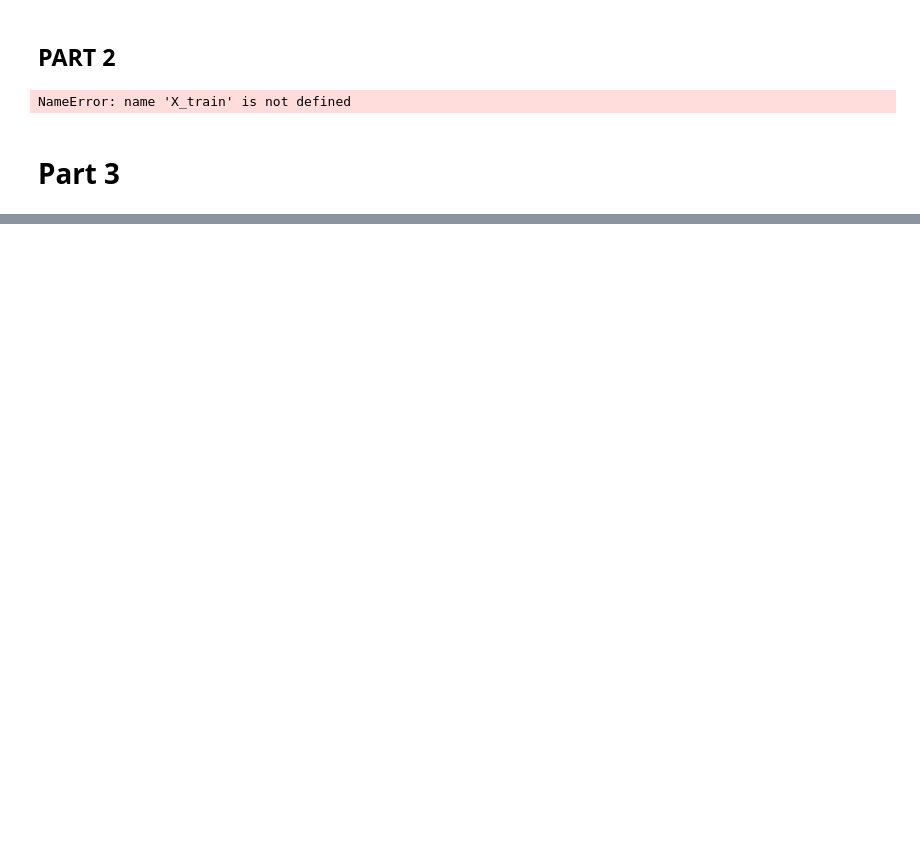
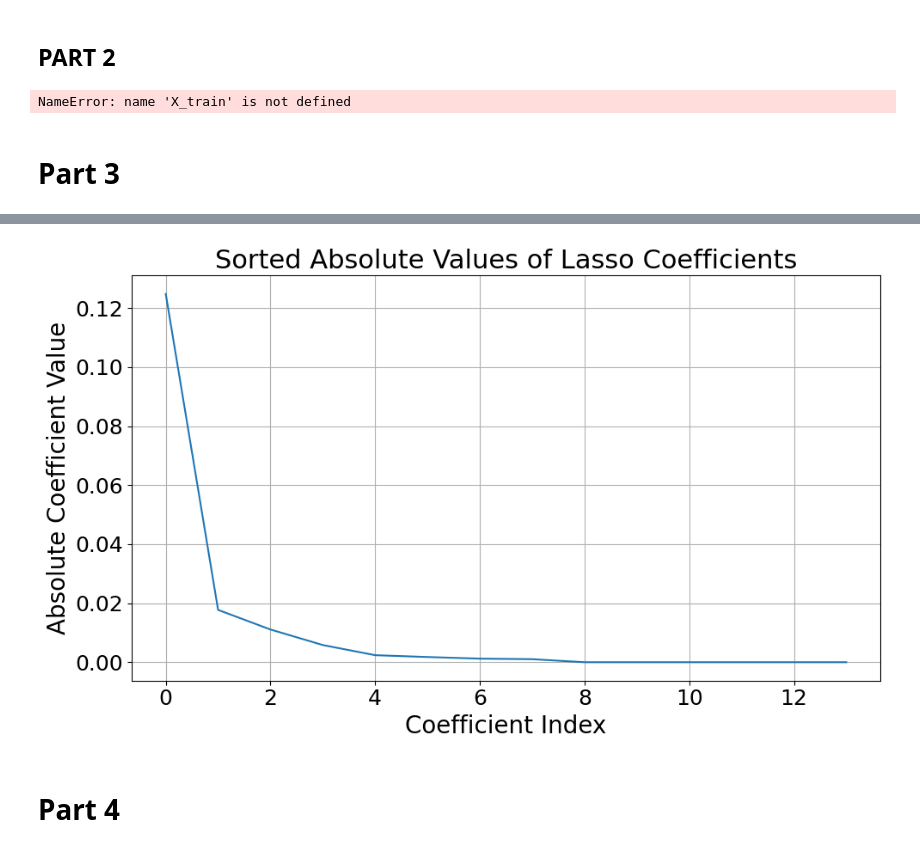
Before and after one commit to AvDaniel6/HW3-Intro-To-ML, a Jupyter notebook: main.ipynb, the cells around one changed output, grey strips where cells are left out. Drawn from its saved outputs; the diff is of its cells as text; code cells hidden in the pictures; blank space fills up the shorter version.

Commit message:
finish part3 and start 4

```diff
--- a/main.ipynb
+++ b/main.ipynb
@@ -371,0 +427,16 @@ plt.show()
+# %%
+abs_coefs = np.abs(linear_lasso.coef_)
+sorted_coefs = np.sort(abs_coefs)[::-1]
+
+plt.figure(figsize=(10, 6))
+plt.plot(range(len(sorted_coefs)), sorted_coefs)
+plt.xlabel("Coefficient Index")
+plt.ylabel("Absolute Coefficient Value")
+plt.title("Sorted Absolute Values of Lasso Coefficients")
+plt.grid(True)
+plt.tight_layout()
+plt.show()
+# %% [output]
+[figure, added]
+# %% [markdown]
+# Part 4
```
Also changed, not shown: parts of 10 cells of this notebook.
